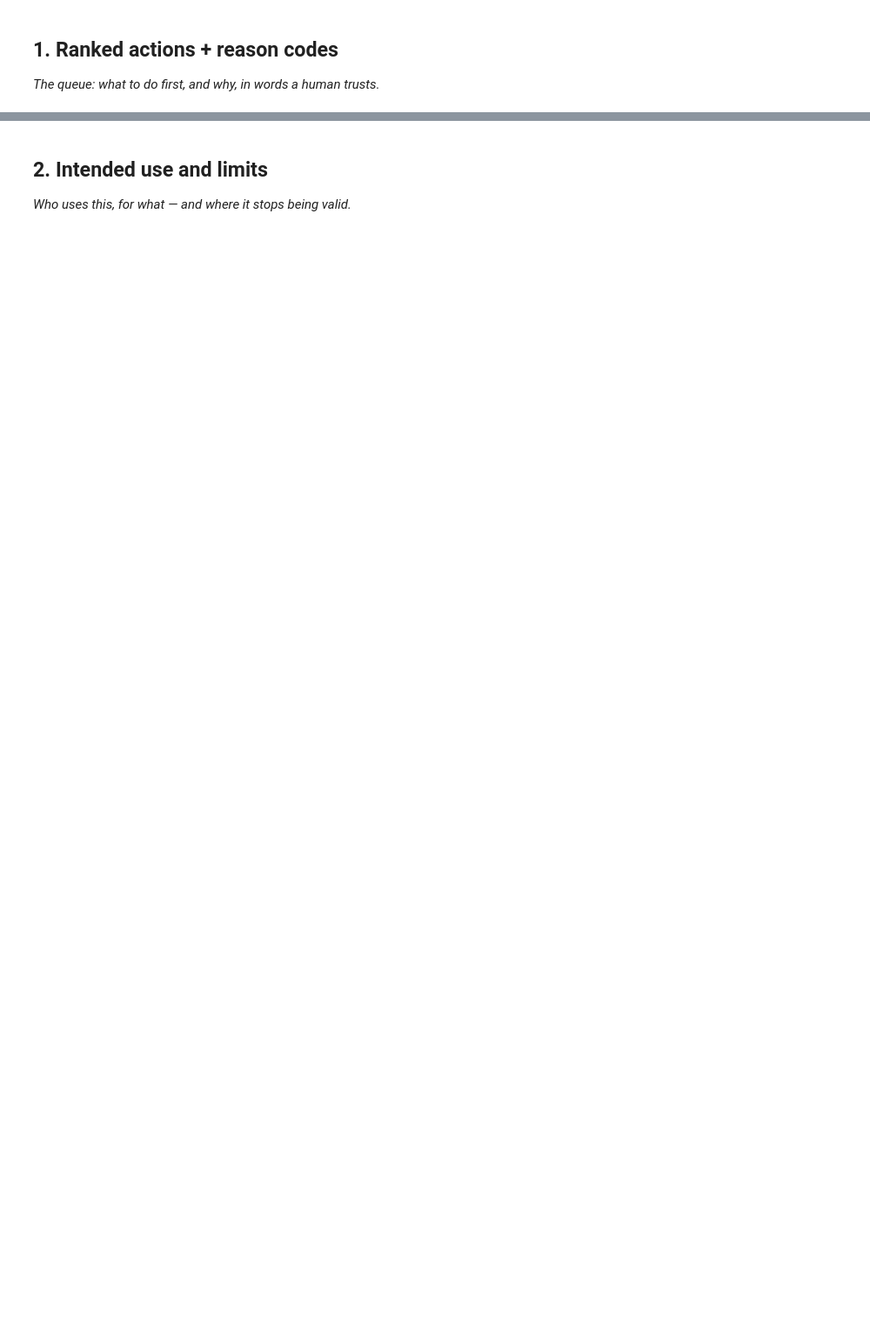
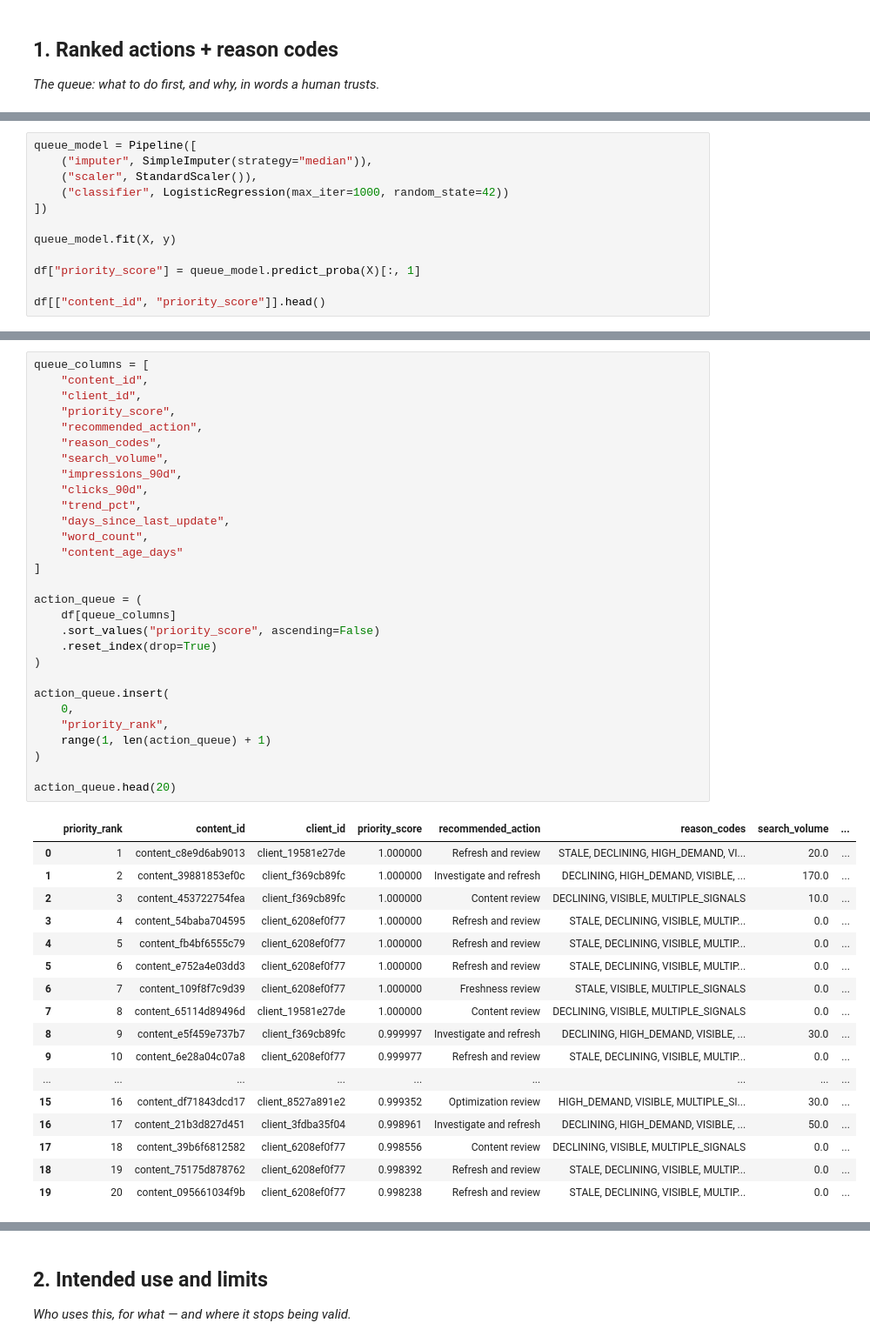
Before and after one commit to martindiarua/ML_01, a Jupyter notebook: work/notebooks/w07_action_playbook.ipynb, the cells around one changed output, grey strips where cells are left out. Shown at 87% size. Saved outputs shown, nothing was run; the diff lists cells and outputs as text; blank space fills up the shorter version.

```diff
--- a/work/notebooks/w07_action_playbook.ipynb
+++ b/work/notebooks/w07_action_playbook.ipynb
@@ -63,0 +207,12 @@ print(action_queue[
+# %%
+queue_model = Pipeline([
+    ("imputer", SimpleImputer(strategy="median")),
+    ("scaler", StandardScaler()),
+    ("classifier", LogisticRegression(max_iter=1000, random_state=42))
+])
+
+queue_model.fit(X, y)
+
+df["priority_score"] = queue_model.predict_proba(X)[:, 1]
+
+df[["content_id", "priority_score"]].head()
@@ -63,0 +298,47 @@ print(action_queue[
+# %%
+queue_columns = [
+    "content_id",
+    "client_id",
+    "priority_score",
+    "recommended_action",
+    "reason_codes",
+    "search_volume",
+    "impressions_90d",
+    "clicks_90d",
+    "trend_pct",
+    "days_since_last_update",
+    "word_count",
+    "content_age_days"
+]
+
+action_queue = (
+    df[queue_columns]
+    .sort_values("priority_score", ascending=False)
+    .reset_index(drop=True)
+)
+
+action_queue.insert(
+    0,
+    "priority_rank",
+    range(1, len(action_queue) + 1)
+)
+
+action_queue.head(20)
+# %% [output]
+|  | priority_rank | content_id | client_id | priority_score | recommended_action | reason_codes | search_volume | ... |
+| 0 | 1 | content_c8e9d6ab9013 | client_19581e27de | 1.000000 | Refresh and review | STALE, DECLINING, HIGH_DEMAND, VI... | 20.0 | ... |
+| 1 | 2 | content_39881853ef0c | client_f369cb89fc | 1.000000 | Investigate and refresh | DECLINING, HIGH_DEMAND, VISIBLE, ... | 170.0 | ... |
+| 2 | 3 | content_453722754fea | client_f369cb89fc | 1.000000 | Content review | DECLINING, VISIBLE, MULTIPLE_SIGNALS | 10.0 | ... |
+| 3 | 4 | content_54baba704595 | client_6208ef0f77 | 1.000000 | Refresh and review | STALE, DECLINING, VISIBLE, MULTIP... | 0.0 | ... |
+| 4 | 5 | content_fb4bf6555c79 | client_6208ef0f77 | 1.000000 | Refresh and review | STALE, DECLINING, VISIBLE, MULTIP... | 0.0 | ... |
+| 5 | 6 | content_e752a4e03dd3 | client_6208ef0f77 | 1.000000 | Refresh and review | STALE, DECLINING, VISIBLE, MULTIP... | 0.0 | ... |
+| 6 | 7 | content_109f8f7c9d39 | client_6208ef0f77 | 1.000000 | Freshness review | STALE, VISIBLE, MULTIPLE_SIGNALS | 0.0 | ... |
+| 7 | 8 | content_65114d89496d | client_19581e27de | 1.000000 | Content review | DECLINING, VISIBLE, MULTIPLE_SIGNALS | 0.0 | ... |
+| 8 | 9 | content_e5f459e737b7 | client_f369cb89fc | 0.999997 | Investigate and refresh | DECLINING, HIGH_DEMAND, VISIBLE, ... | 30.0 | ... |
+| 9 | 10 | content_6e28a04c07a8 | client_6208ef0f77 | 0.999977 | Refresh and review | STALE, DECLINING, VISIBLE, MULTIP... | 0.0 | ... |
+| ... | ... | ... | ... | ... | ... | ... | ... | ... |
+| 15 | 16 | content_df71843dcd17 | client_8527a891e2 | 0.999352 | Optimization review | HIGH_DEMAND, VISIBLE, MULTIPLE_SI... | 30.0 | ... |
+| 16 | 17 | content_21b3d827d451 | client_3fdba35f04 | 0.998961 | Investigate and refresh | DECLINING, HIGH_DEMAND, VISIBLE, ... | 50.0 | ... |
+| 17 | 18 | content_39b6f6812582 | client_6208ef0f77 | 0.998556 | Content review | DECLINING, VISIBLE, MULTIPLE_SIGNALS | 0.0 | ... |
+| 18 | 19 | content_75175d878762 | client_6208ef0f77 | 0.998392 | Refresh and review | STALE, DECLINING, VISIBLE, MULTIP... | 0.0 | ... |
+| 19 | 20 | content_095661034f9b | client_6208ef0f77 | 0.998238 | Refresh and review | STALE, DECLINING, VISIBLE, MULTIP... | 0.0 | ... |
```
Also changed, not shown: parts of 34 cells of this notebook.
